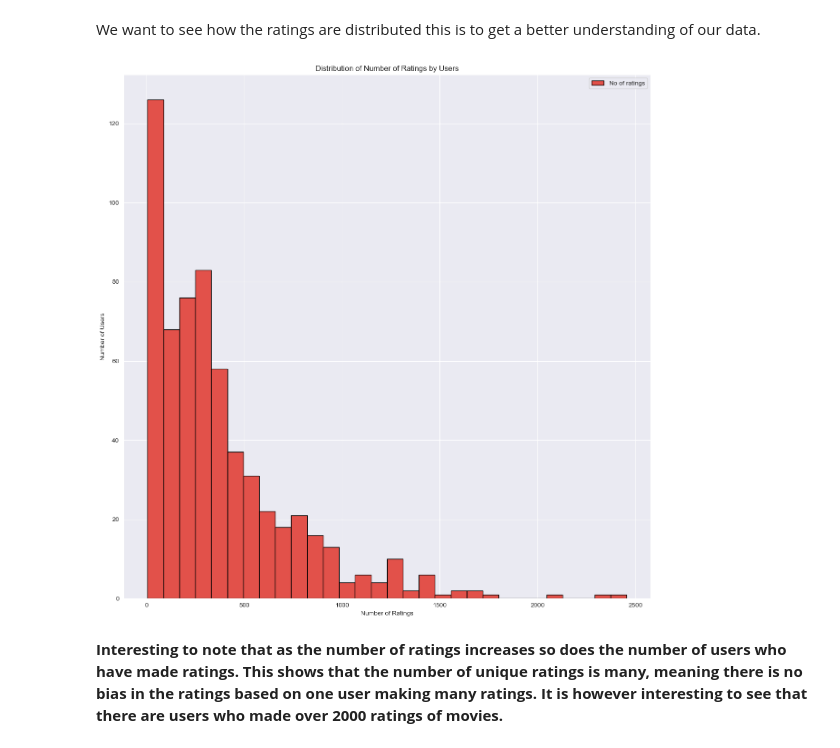
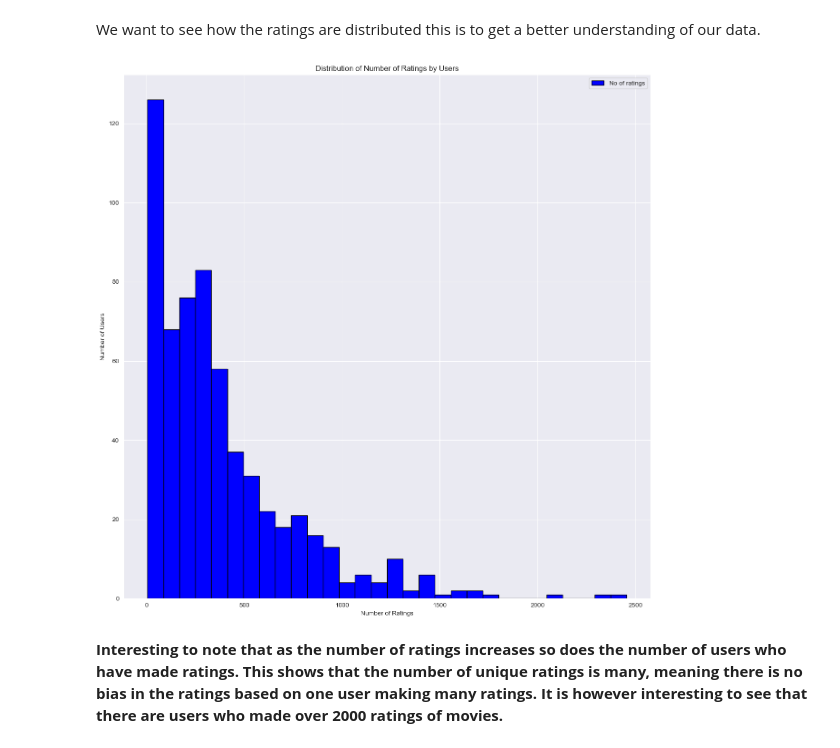
Before and after one commit to DennisWainaina/Movie-Recommendation-System-Project, a Jupyter notebook: index.ipynb, the cells around one changed output. Saved outputs shown, nothing was run; the diff lists cells and outputs as text; code cells hidden in the pictures.

```diff
--- a/index.ipynb
+++ b/index.ipynb
@@ -696,19 +696,19 @@ We want to see how the ratings are distributed this is to get a better understan
 # %%
 # Grouping the DataFrame by user ID and count the number of ratings for each user
 user_rating_counts = new_df['rating_user_id'].value_counts().reset_index()
 user_rating_counts.columns = ['User_ID', 'Rating_Count']
 
 # Creating a histogram to visualize the distribution
 plt.figure(figsize=(15, 15))
-plt.hist(user_rating_counts['Rating_Count'], bins=30, edgecolor='k', label='No of ratings')
+plt.hist(user_rating_counts['Rating_Count'], bins=30, edgecolor='k', label='No of ratings', color='blue')
 plt.xlabel('Number of Ratings')
 plt.ylabel('Number of Users')
 plt.title('Distribution of Number of Ratings by Users')
 plt.grid(True)
 plt.legend(loc='best')
 plt.show()
 # %% [output]
-[figure, old version]
+[figure, new version]
 # %% [markdown]
 **Interesting to note that as the number of ratings increases so does the number of users who have made ratings. This shows that the number of unique ratings is many, meaning there is no bias in the ratings based on one user making many ratings. It is however interesting to see that there are users who made over 2000 ratings of movies.**
 # %% [markdown]
```
Also changed, not shown: parts of 2 cells of this notebook, 1 other file.
